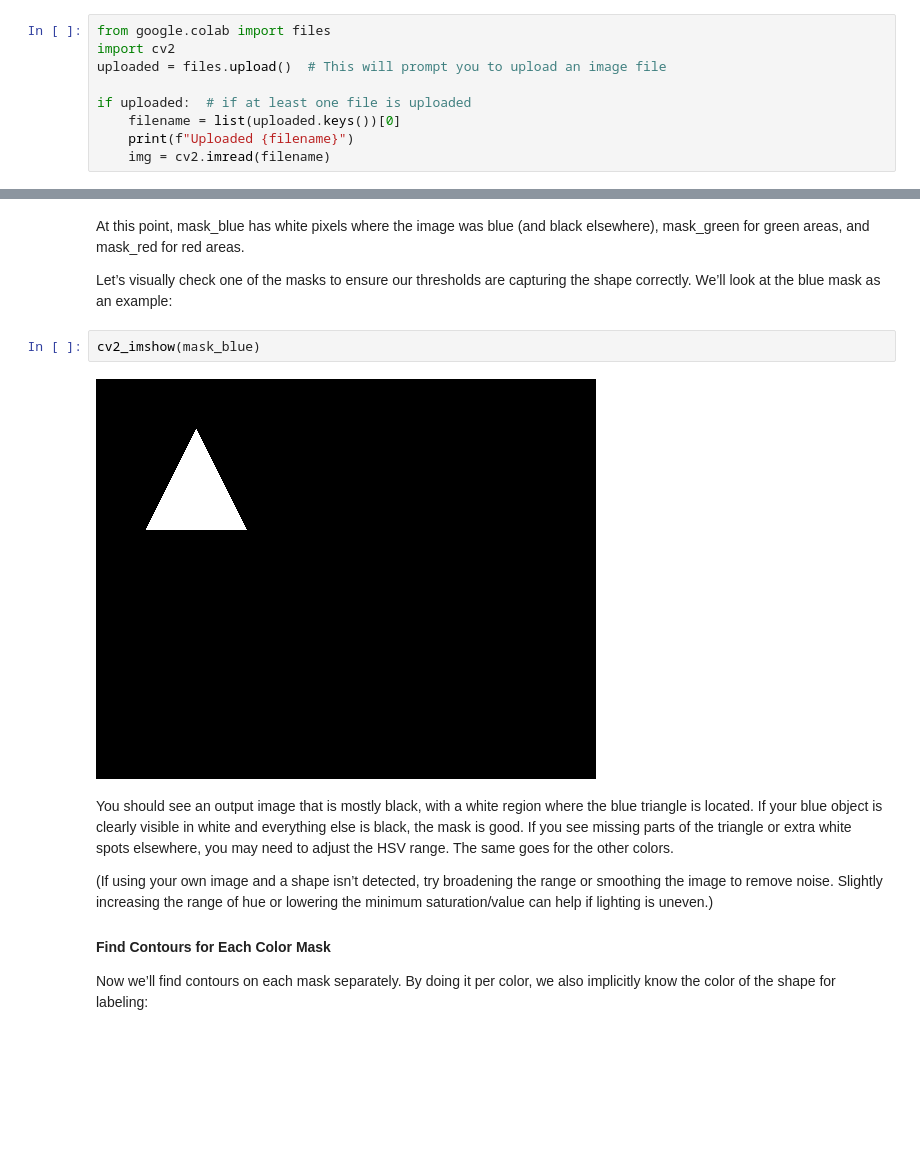
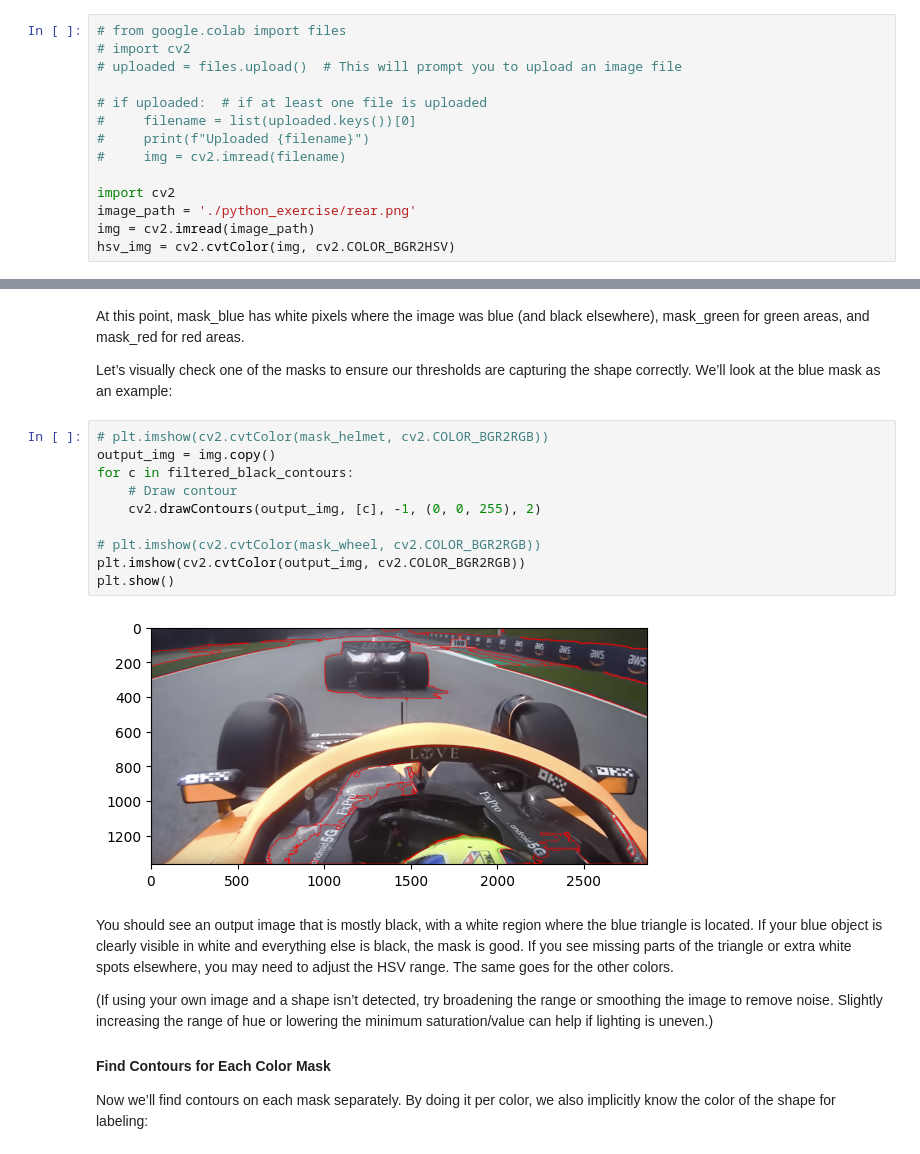
Before and after one commit to caezium/Stanford-AI4ALL-Robotics, a Jupyter notebook: notebooks/day4_session1.ipynb, the cells around one changed output, grey strips where cells are left out. Drawn from its saved outputs; the diff is of its cells as text; blank space fills up the shorter version.

```diff
--- a/notebooks/day4_session1.ipynb
+++ b/notebooks/day4_session1.ipynb
@@ -272,14 +282,19 @@ For the best experience, try to use your own image containing multiple colored s
 
 To upload an image in Colab, run the cell below and follow the prompt to choose a file from your computer:
 # %%
-from google.colab import files
+# from google.colab import files
+# import cv2
+# uploaded = files.upload()  # This will prompt you to upload an image file
+
+# if uploaded:  # if at least one file is uploaded
+#     filename = list(uploaded.keys())[0]
+#     print(f"Uploaded {filename}")
+#     img = cv2.imread(filename)
+
 import cv2
-uploaded = files.upload()  # This will prompt you to upload an image file
-
-if uploaded:  # if at least one file is uploaded
-    filename = list(uploaded.keys())[0]
-    print(f"Uploaded {filename}")
-    img = cv2.imread(filename)
+image_path = './python_exercise/rear.png'
+img = cv2.imread(image_path)
+hsv_img = cv2.cvtColor(img, cv2.COLOR_BGR2HSV)
 # %% [markdown]
 Make sure the uploaded file name matches what you use in cv2.imread. The code above tries to pick the first uploaded file automatically.
 
@@ -370,10 +430,18 @@ mask_red = cv2.bitwise_or(mask_red1, mask_red2)  # combine the two red masks
 At this point, mask_blue has white pixels where the image was blue (and black elsewhere), mask_green for green areas, and mask_red for red areas.
 
 Let’s visually check one of the masks to ensure our thresholds are capturing the shape correctly. We’ll look at the blue mask as an example:
-# %%
-cv2_imshow(mask_blue)
-# %% [output]
-[figure, removed]
+# %%
+# plt.imshow(cv2.cvtColor(mask_helmet, cv2.COLOR_BGR2RGB))
+output_img = img.copy()
+for c in filtered_black_contours:
+    # Draw contour
+    cv2.drawContours(output_img, [c], -1, (0, 0, 255), 2)
+
+# plt.imshow(cv2.cvtColor(mask_wheel, cv2.COLOR_BGR2RGB))
+plt.imshow(cv2.cvtColor(output_img, cv2.COLOR_BGR2RGB))
+plt.show()
+# %% [output]
+[figure, added]
 # %% [markdown]
 You should see an output image that is mostly black, with a white region where the blue triangle is located. If your blue object is clearly visible in white and everything else is black, the mask is good. If you see missing parts of the triangle or extra white spots elsewhere, you may need to adjust the HSV range. The same goes for the other colors.
 
```
Also changed, not shown: parts of 9 cells of this notebook, 9 other files.
